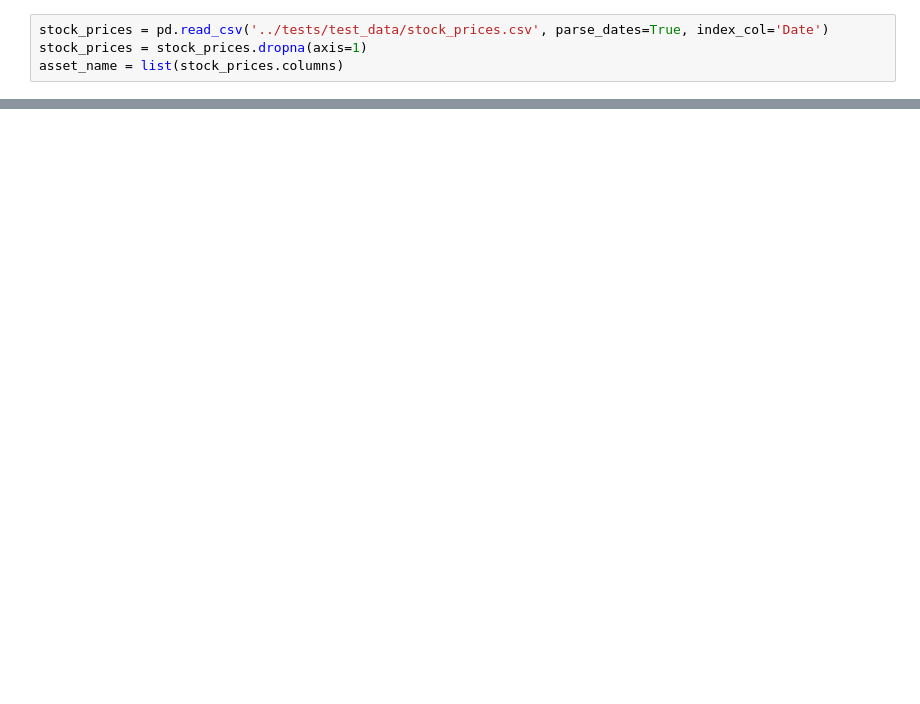
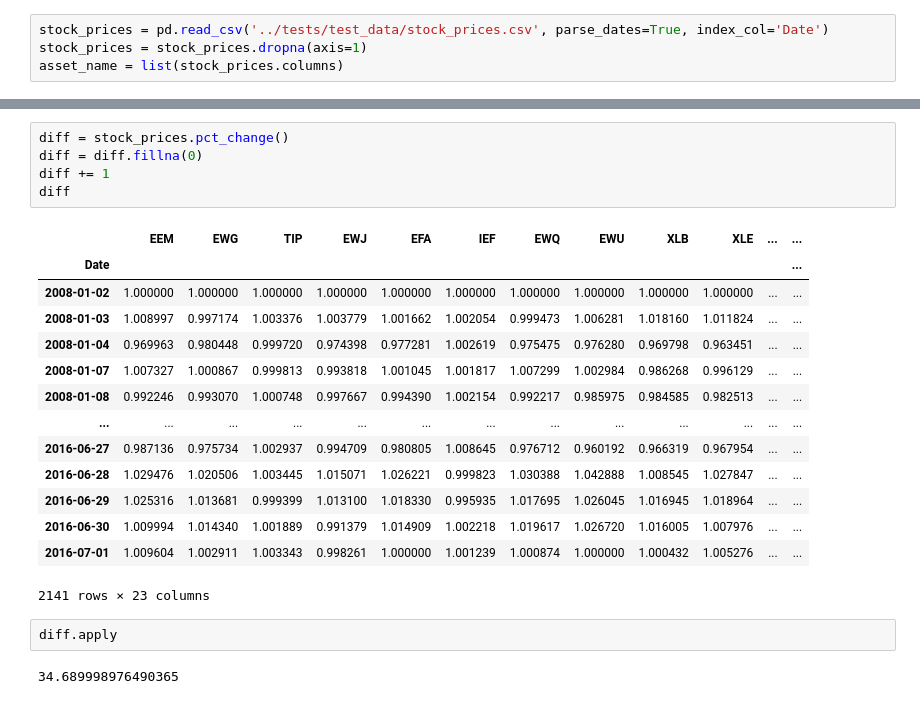
Before and after one commit to hudson-and-thames/mlfinlab, a Jupyter notebook: mlfinlab/online_portfolio_selection/testing.ipynb, the cells around one changed output, grey strips where cells are left out. Saved outputs shown, nothing was run; the diff lists cells and outputs as text; blank space fills up the shorter version.

```diff
--- a/mlfinlab/online_portfolio_selection/testing.ipynb
+++ b/mlfinlab/online_portfolio_selection/testing.ipynb
@@ -33,0 +94,24 @@ bah.weights
+# %%
+diff = stock_prices.pct_change()
+diff = diff.fillna(0)
+diff += 1
+diff
+# %% [output]
+|  | EEM | EWG | TIP | EWJ | EFA | IEF | EWQ | EWU | XLB | XLE | ... | ... |
+| Date |  |  |  |  |  |  |  |  |  |  |  | ... |
+| 2008-01-02 | 1.000000 | 1.000000 | 1.000000 | 1.000000 | 1.000000 | 1.000000 | 1.000000 | 1.000000 | 1.000000 | 1.000000 | ... | ... |
+| 2008-01-03 | 1.008997 | 0.997174 | 1.003376 | 1.003779 | 1.001662 | 1.002054 | 0.999473 | 1.006281 | 1.018160 | 1.011824 | ... | ... |
+| 2008-01-04 | 0.969963 | 0.980448 | 0.999720 | 0.974398 | 0.977281 | 1.002619 | 0.975475 | 0.976280 | 0.969798 | 0.963451 | ... | ... |
+| 2008-01-07 | 1.007327 | 1.000867 | 0.999813 | 0.993818 | 1.001045 | 1.001817 | 1.007299 | 1.002984 | 0.986268 | 0.996129 | ... | ... |
+| 2008-01-08 | 0.992246 | 0.993070 | 1.000748 | 0.997667 | 0.994390 | 1.002154 | 0.992217 | 0.985975 | 0.984585 | 0.982513 | ... | ... |
+| ... | ... | ... | ... | ... | ... | ... | ... | ... | ... | ... | ... | ... |
+| 2016-06-27 | 0.987136 | 0.975734 | 1.002937 | 0.994709 | 0.980805 | 1.008645 | 0.976712 | 0.960192 | 0.966319 | 0.967954 | ... | ... |
+| 2016-06-28 | 1.029476 | 1.020506 | 1.003445 | 1.015071 | 1.026221 | 0.999823 | 1.030388 | 1.042888 | 1.008545 | 1.027847 | ... | ... |
+| 2016-06-29 | 1.025316 | 1.013681 | 0.999399 | 1.013100 | 1.018330 | 0.995935 | 1.017695 | 1.026045 | 1.016945 | 1.018964 | ... | ... |
+| 2016-06-30 | 1.009994 | 1.014340 | 1.001889 | 0.991379 | 1.014909 | 1.002218 | 1.019617 | 1.026720 | 1.016005 | 1.007976 | ... | ... |
+| 2016-07-01 | 1.009604 | 1.002911 | 1.003343 | 0.998261 | 1.000000 | 1.001239 | 1.000874 | 1.000000 | 1.000432 | 1.005276 | ... | ... |
+2141 rows × 23 columns
+# %%
+diff.apply
+# %% [output]
+34.689998976490365
```
Also changed, not shown: parts of 16 cells of this notebook, 6 other files.
